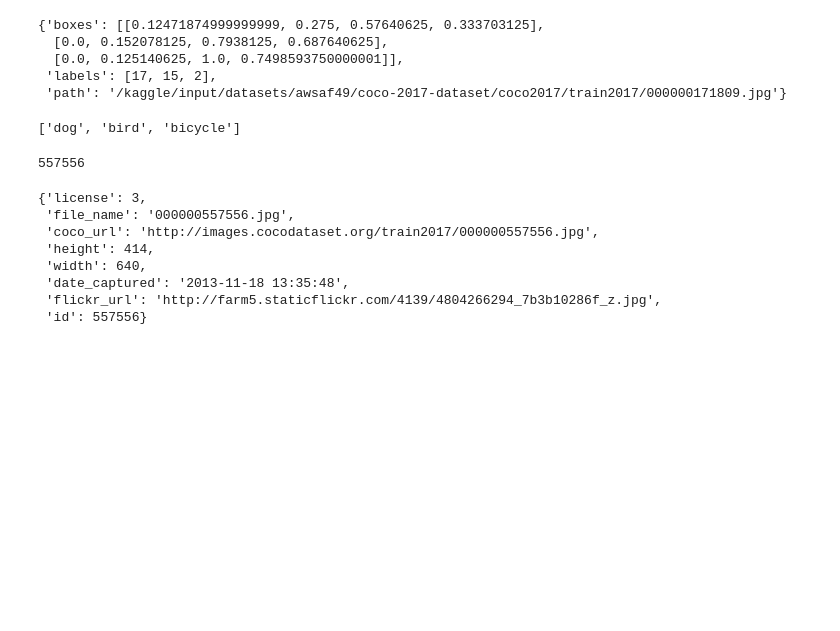
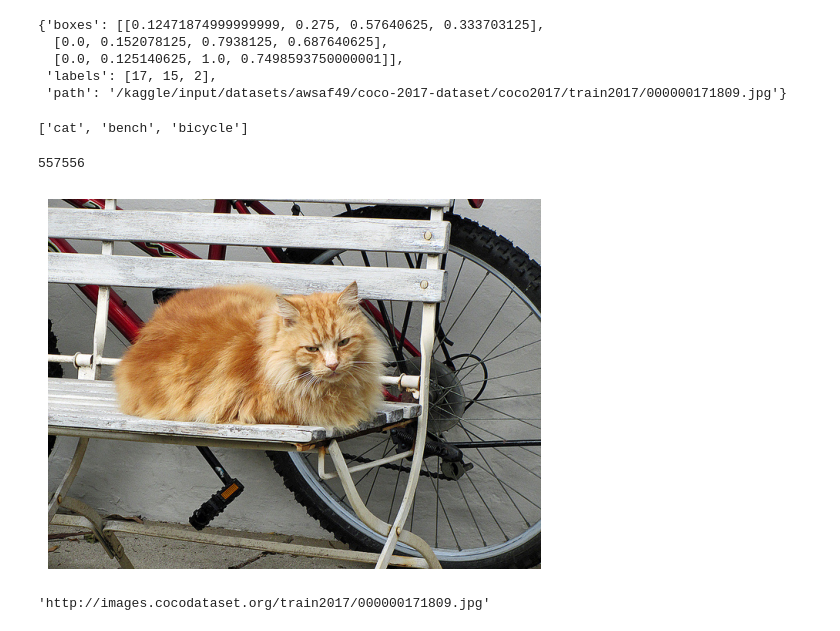
Before and after one commit to Rijan-Joshi/Lil_Learn, a Jupyter notebook: object_detection/yolo.ipynb, the cells around one changed output. Saved outputs shown, nothing was run; the diff lists cells and outputs as text; code cells hidden in the pictures; blank space fills up the shorter version.

Commit message:
fix: fixed the issue of class_name and index/ id mismatch

```diff
--- a/object_detection/yolo.ipynb
+++ b/object_detection/yolo.ipynb
@@ -205,22 +224,26 @@ metadata[435]
  'labels': [17, 15, 2],
  'path': '/kaggle/input/datasets/awsaf49/coco-2017-dataset/coco2017/train2017/000000171809.jpg'}
 # %%
-labels = [class_names[index - 1] for index in metadata[435]['labels']]
+# Example for labels
+
+labels = [categories_by_name[id] for id in metadata[435]['labels']]
 labels
 # %% [output]
-['dog', 'bird', 'bicycle']
+['cat', 'bench', 'bicycle']
 # %%
 list(images.keys())[435]
 # %% [output]
 557556
-# %%
-images[557556]
-# %% [output]
-{'license': 3,
- 'file_name': '000000557556.jpg',
- 'coco_url': 'http://images.cocodataset.org/train2017/000000557556.jpg',
- 'height': 414,
- 'width': 640,
- 'date_captured': '2013-11-18 13:35:48',
- 'flickr_url': 'http://farm5.staticflickr.com/4139/4804266294_7b3b10286f_z.jpg',
- 'id': 557556}
+# %%
+from PIL import Image
+
+img = Image.open("/kaggle/input/datasets/awsaf49/coco-2017-dataset/coco2017/train2017/000000171809.jpg")
+plt.imshow(img)
+plt.axis('off')
+plt.show()
+# %% [output]
+[figure, added]
+# %%
+images[171809]['coco_url']
+# %% [output]
+'http://images.cocodataset.org/train2017/000000171809.jpg'
```
Also changed, not shown: parts of 4 cells of this notebook.
